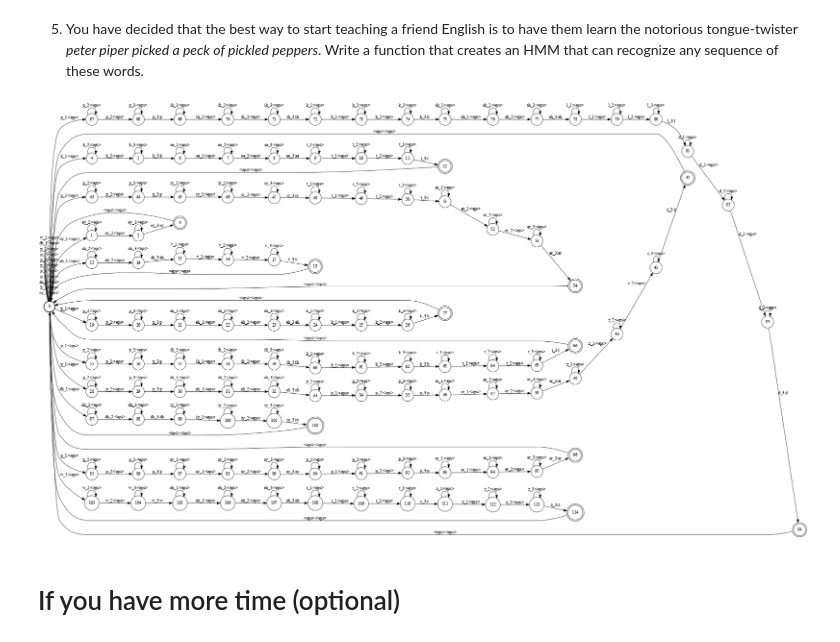
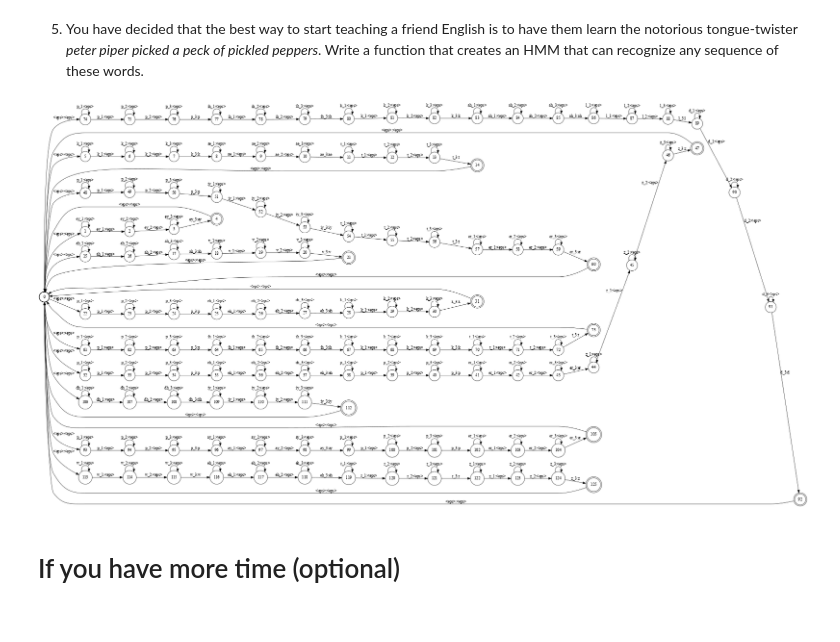
Before and after one commit to jooeun9199/INFR11033, a Jupyter notebook: asr_lab1.ipynb, the cells around one changed output. Saved outputs shown, nothing was run; the diff lists cells and outputs as text; code cells hidden in the pictures.

```diff
--- a/asr_lab1.ipynb
+++ b/asr_lab1.ipynb
@@ -367,7 +360,9 @@ def generate_phone_recognition_wfst(n):
     # your code here
     for ind,phone in phone_table:
         if ind==0: continue
-        end_state = generate_phone_wfst(f,start_state,phone,n)
+        current_state = f.add_state()
+        f.add_arc(start_state, fst.Arc(0, 0, None, current_state))
+        end_state = generate_phone_wfst(f,current_state,phone,n)
         f.set_final(end_state)
 
     return f
@@ -406,7 +401,9 @@ def generate_phone_sequence_recognition_wfst(n):
     # your code here
     for ind,phone in phone_table:
         if ind==0: continue
-        end_state = generate_phone_wfst(f,start_state,phone,n)
+        current_state = f.add_state()
+        f.add_arc(start_state, fst.Arc(0, 0, None, current_state))
+        end_state = generate_phone_wfst(f,current_state,phone,n)
         f.add_arc(end_state, fst.Arc(0,0,None,start_state))
         f.set_final(end_state)
 
@@ -430,40 +427,43 @@ f.write('phone_sequence_recognition_wfst.fst')
 def generate_word_sequence_recognition_wfst(n):
     """ generate a HMM to recognise any single word sequence for words in the lexicon
 
     Args:
         n (int): states per phone HMM
 
     Returns:
         the constructed WFST
 
     """
 
     f = fst.Fst()
 
     # create a single start state
     start_state = f.add_state()
     f.set_start(start_state)
 
+    # your code here
 
-    i=0     # my code
+    for word, phones in lex.items():
+        current_state = f.add_state()
+        f.add_arc(start_state, fst.Arc(0, 0, None, current_state))
 
-    for word in lex.keys():
-        # your code here
-        i+=len(lex[word])*n
-        generate_word_wfst(f, start_state, word, n)
-        f.add_arc(i, fst.Arc(0,0,None,start_state))
+        for phone in phones:
+            current_state = generate_phone_wfst(f, current_state, phone, n)
+
+        f.set_final(current_state)
+        f.add_arc(current_state, fst.Arc(0, 0, None, start_state))
 
 
     return f
 f = generate_word_sequence_recognition_wfst(3)
 f.set_input_symbols(state_table)
 f.set_output_symbols(phone_table)
 
 f.draw('tmp.dot', portrait=True)
 check_call(['dot','-Tpng','-Gdpi=200','tmp.dot','-o','tmp.png'])
 Image(filename='tmp.png')
 # %% [output]
-[figure, old version]
+[figure, new version]
 # %%
 # Write to a file for autograding
 f.write('word_sequence_recognition_wfst.fst')
```
Also changed, not shown: parts of 11 cells of this notebook, 7 other files.
